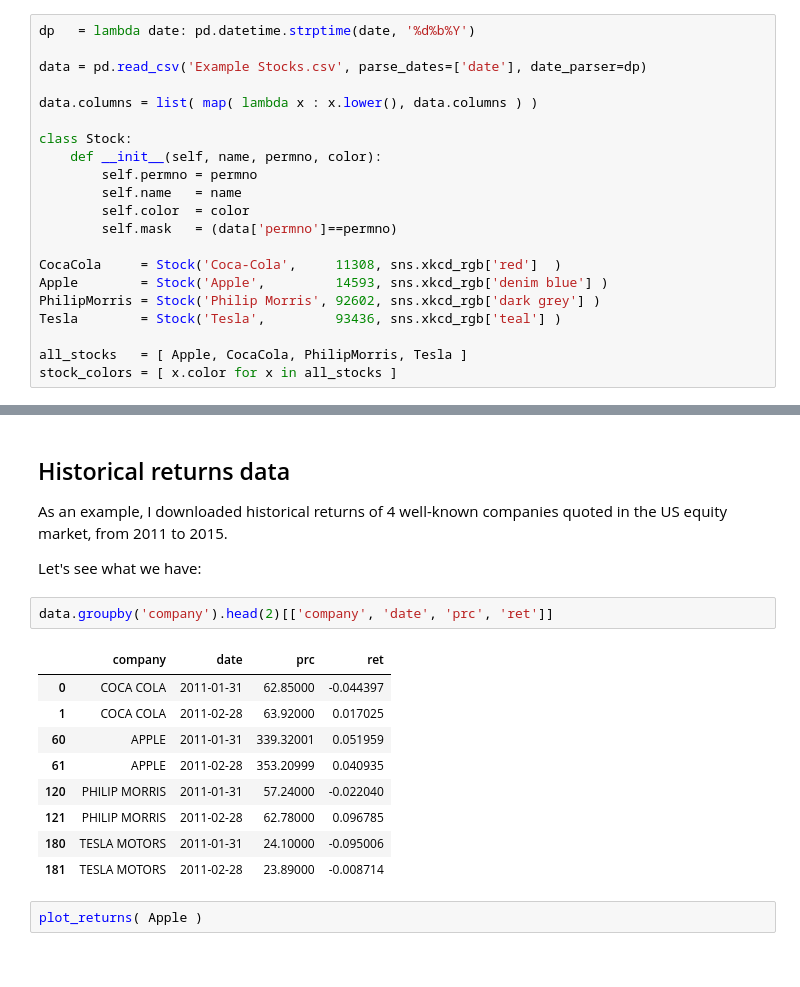
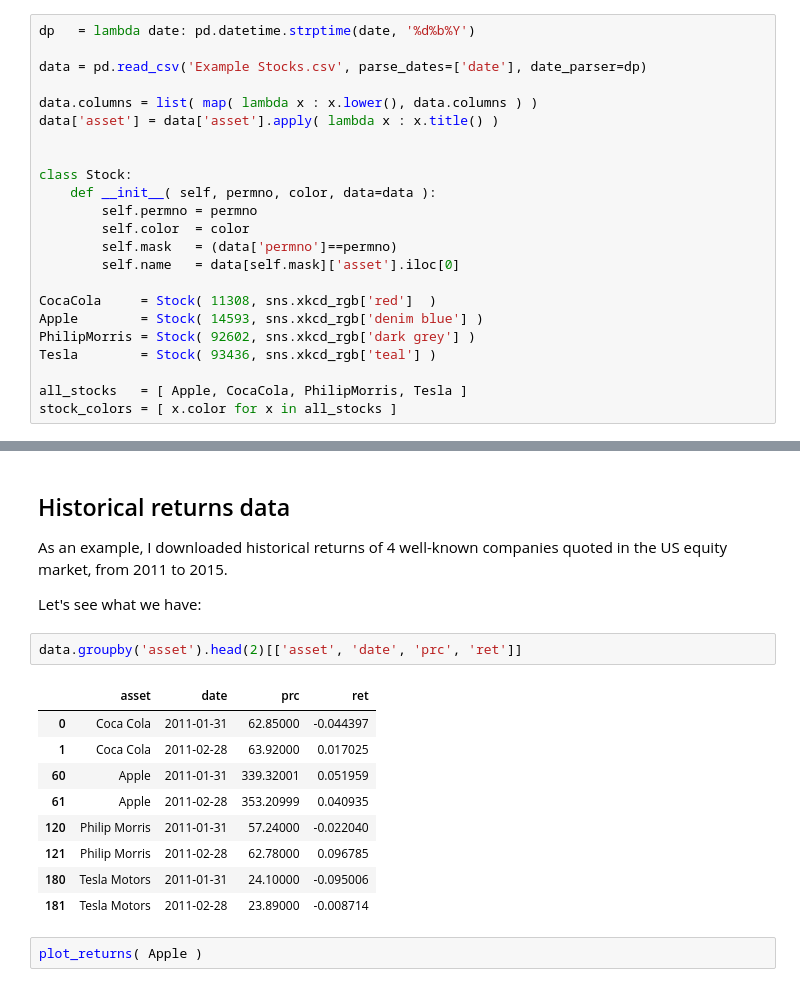
Before and after one commit to AndreaBarbon/Statistical-methods, a Jupyter notebook: Statistical Methods.ipynb, the cells around one changed output, grey strips where cells are left out. Saved outputs shown, nothing was run; the diff lists cells and outputs as text.

```diff
--- a/Statistical Methods.ipynb
+++ b/Statistical Methods.ipynb
@@ -17,18 +17,20 @@ dp   = lambda date: pd.datetime.strptime(date, '%d%b%Y')
 data = pd.read_csv('Example Stocks.csv', parse_dates=['date'], date_parser=dp)
 
 data.columns = list( map( lambda x : x.lower(), data.columns ) )
+data['asset'] = data['asset'].apply( lambda x : x.title() )
+
 
 class Stock:
-    def __init__(self, name, permno, color):
+    def __init__( self, permno, color, data=data ):
         self.permno = permno
-        self.name   = name
         self.color  = color
         self.mask   = (data['permno']==permno)
+        self.name   = data[self.mask]['asset'].iloc[0]
 
-CocaCola     = Stock('Coca-Cola',     11308, sns.xkcd_rgb['red']  )
-Apple        = Stock('Apple',         14593, sns.xkcd_rgb['denim blue'] )
-PhilipMorris = Stock('Philip Morris', 92602, sns.xkcd_rgb['dark grey'] )
-Tesla        = Stock('Tesla',         93436, sns.xkcd_rgb['teal'] )
+CocaCola     = Stock( 11308, sns.xkcd_rgb['red']  )
+Apple        = Stock( 14593, sns.xkcd_rgb['denim blue'] )
+PhilipMorris = Stock( 92602, sns.xkcd_rgb['dark grey'] )
+Tesla        = Stock( 93436, sns.xkcd_rgb['teal'] )
 
 all_stocks   = [ Apple, CocaCola, PhilipMorris, Tesla ]
 stock_colors = [ x.color for x in all_stocks ]
@@ -69,17 +71,17 @@ As an example, I downloaded historical returns of 4 well-known companies quoted
 
 Let's see what we have:
 # %%
-data.groupby('company').head(2)[['company', 'date', 'prc', 'ret']]
+data.groupby('asset').head(2)[['asset', 'date', 'prc', 'ret']]
 # %% [output]
-|  | company | date | prc | ret |
-| 0 | COCA COLA | 2011-01-31 | 62.85000 | -0.044397 |
-| 1 | COCA COLA | 2011-02-28 | 63.92000 | 0.017025 |
-| 60 | APPLE | 2011-01-31 | 339.32001 | 0.051959 |
-| 61 | APPLE | 2011-02-28 | 353.20999 | 0.040935 |
-| 120 | PHILIP MORRIS | 2011-01-31 | 57.24000 | -0.022040 |
-| 121 | PHILIP MORRIS | 2011-02-28 | 62.78000 | 0.096785 |
-| 180 | TESLA MOTORS | 2011-01-31 | 24.10000 | -0.095006 |
-| 181 | TESLA MOTORS | 2011-02-28 | 23.89000 | -0.008714 |
+|  | asset | date | prc | ret |
+| 0 | Coca Cola | 2011-01-31 | 62.85000 | -0.044397 |
+| 1 | Coca Cola | 2011-02-28 | 63.92000 | 0.017025 |
+| 60 | Apple | 2011-01-31 | 339.32001 | 0.051959 |
+| 61 | Apple | 2011-02-28 | 353.20999 | 0.040935 |
+| 120 | Philip Morris | 2011-01-31 | 57.24000 | -0.022040 |
+| 121 | Philip Morris | 2011-02-28 | 62.78000 | 0.096785 |
+| 180 | Tesla Motors | 2011-01-31 | 24.10000 | -0.095006 |
+| 181 | Tesla Motors | 2011-02-28 | 23.89000 | -0.008714 |
 # %%
 plot_returns( Apple )
 # %% [output]
```
Also changed, not shown: parts of 22 cells of this notebook, 2 other files.
